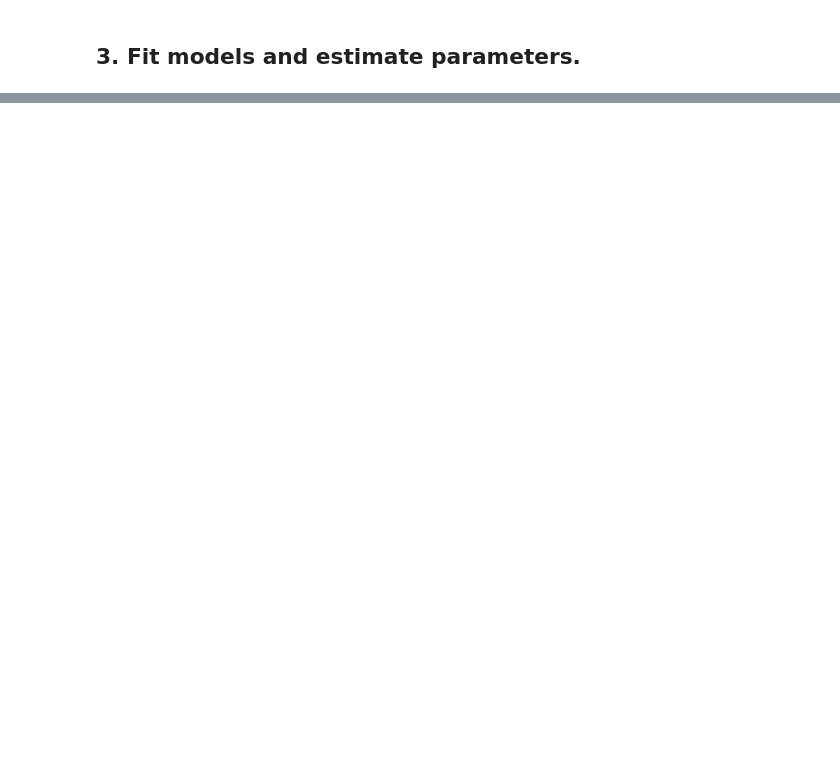
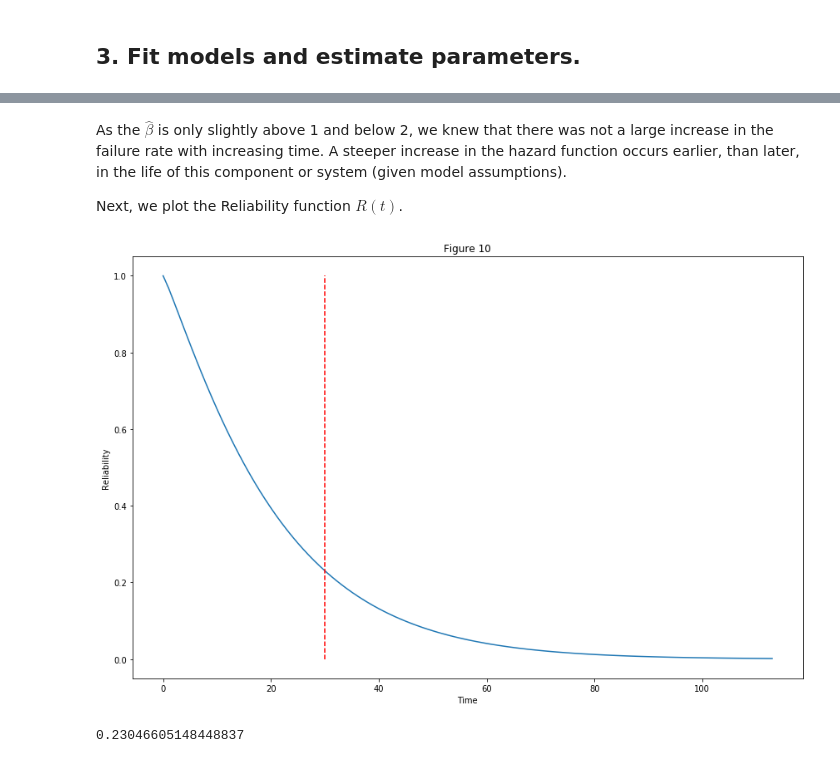
Before and after one commit to uwasystemhealth/weibull-python, a Jupyter notebook: weibull-python.ipynb, the cells around one changed output, grey strips where cells are left out. Saved outputs shown, nothing was run; the diff lists cells and outputs as text; code cells hidden in the pictures; blank space fills up the shorter version.

```diff
--- a/weibull-python.ipynb
+++ b/weibull-python.ipynb
@@ -278,0 +320,20 @@ plt.show()
+# %% [markdown]
+As the $\hat{\beta}$ is only slightly above 1 and below 2, we knew that there was not a large increase in the failure rate with increasing time. A steeper increase in the hazard function occurs earlier, than later, in the life of this component or system (given model assumptions).
+
+Next, we plot the Reliability function $R(t)$.
+# %%
+xvals = np.arange(0, max(exa1['time']))
+
+survival = rb.Distributions.Weibull_Distribution(alpha=wbplot.alpha, beta=wbplot.beta).SF(xvals=xvals)
+
+plt.plot([30, 30], [0, 1], '--r')
+
+plt.title("Figure 10")
+plt.xlabel("Time")
+plt.ylabel("Reliability")
+plt.show()
+
+print(survival[30])
+# %% [output]
+[figure, added]
+0.23046605148448837
```
Also changed, not shown: parts of 33 cells of this notebook.
